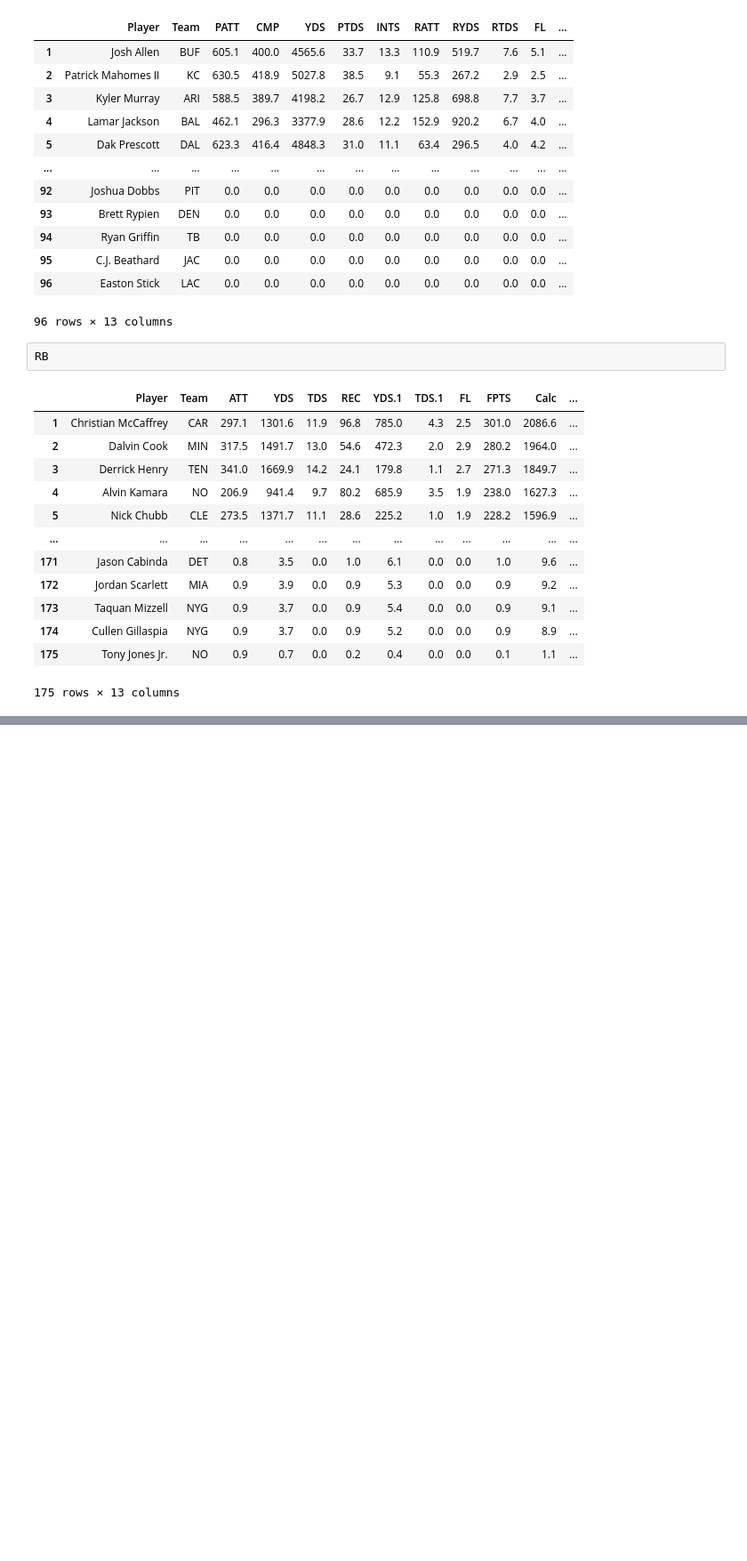
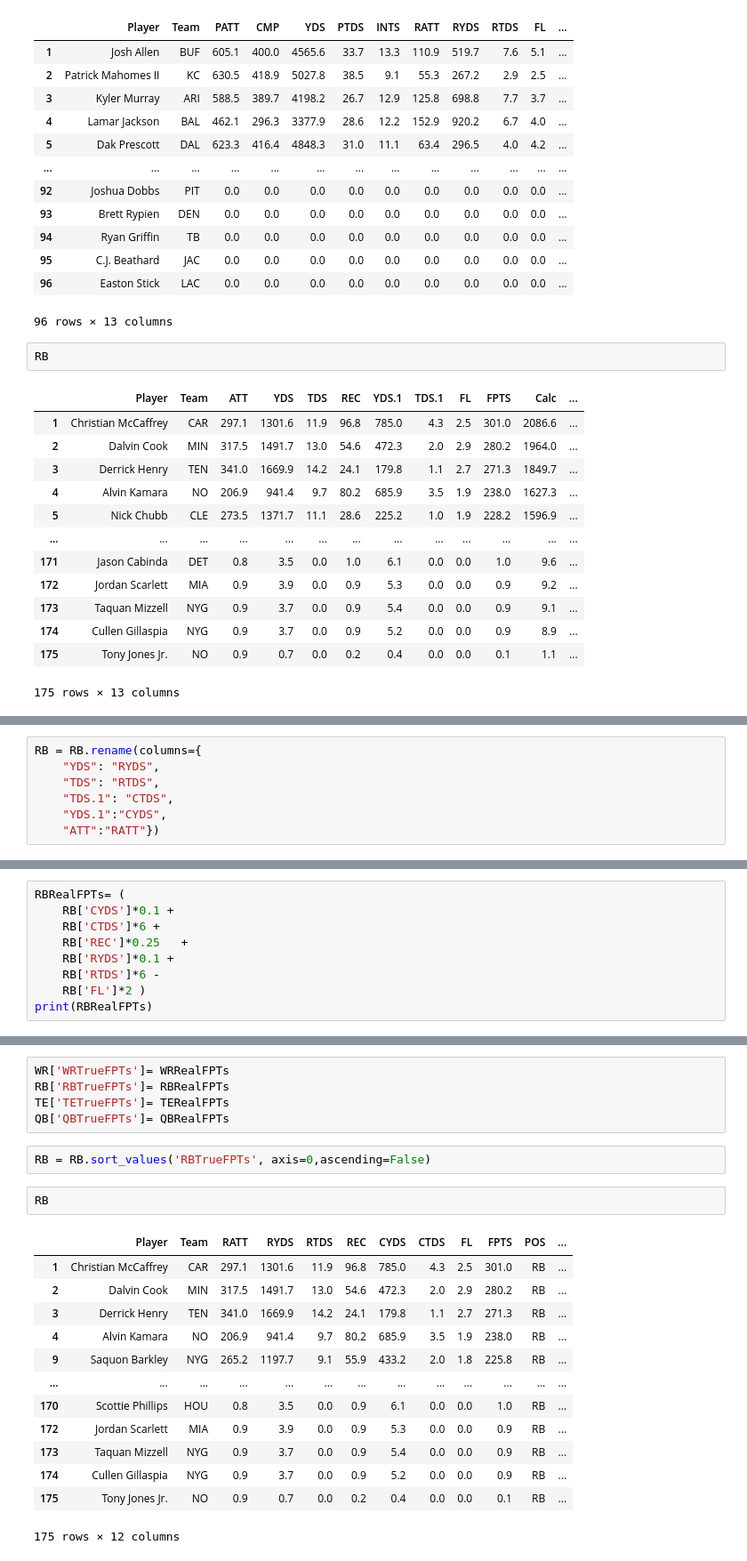
Before and after one commit to gordonpera/DraftBoard, a Jupyter notebook: Fantasy Test Notebook.ipynb, the cells around one changed output, grey strips where cells are left out. Shown at 89% size. Drawn from its saved outputs; the diff is of its cells as text; blank space fills up the shorter version.

```diff
--- a/Fantasy Test Notebook.ipynb
+++ b/Fantasy Test Notebook.ipynb
@@ -504,0 +766,7 @@ RB
+# %%
+RB = RB.rename(columns={
+    "YDS": "RYDS",
+    "TDS": "RTDS",
+    "TDS.1": "CTDS",
+    "YDS.1":"CYDS",
+    "ATT":"RATT"})
@@ -504,0 +816,9 @@ RB
+# %%
+RBRealFPTs= (
+    RB['CYDS']*0.1 +
+    RB['CTDS']*6 +
+    RB['REC']*0.25   +
+    RB['RYDS']*0.1 +
+    RB['RTDS']*6 -
+    RB['FL']*2 )
+print(RBRealFPTs)
@@ -504,0 +924,23 @@ RB
+# %%
+WR['WRTrueFPTs']= WRRealFPTs
+RB['RBTrueFPTs']= RBRealFPTs
+TE['TETrueFPTs']= TERealFPTs
+QB['QBTrueFPTs']= QBRealFPTs
+# %%
+RB = RB.sort_values('RBTrueFPTs', axis=0,ascending=False)
+# %%
+RB
+# %% [output]
+|  | Player | Team | RATT | RYDS | RTDS | REC | CYDS | CTDS | FL | FPTS | POS | ... |
+| 1 | Christian McCaffrey | CAR | 297.1 | 1301.6 | 11.9 | 96.8 | 785.0 | 4.3 | 2.5 | 301.0 | RB | ... |
+| 2 | Dalvin Cook | MIN | 317.5 | 1491.7 | 13.0 | 54.6 | 472.3 | 2.0 | 2.9 | 280.2 | RB | ... |
+| 3 | Derrick Henry | TEN | 341.0 | 1669.9 | 14.2 | 24.1 | 179.8 | 1.1 | 2.7 | 271.3 | RB | ... |
+| 4 | Alvin Kamara | NO | 206.9 | 941.4 | 9.7 | 80.2 | 685.9 | 3.5 | 1.9 | 238.0 | RB | ... |
+| 9 | Saquon Barkley | NYG | 265.2 | 1197.7 | 9.1 | 55.9 | 433.2 | 2.0 | 1.8 | 225.8 | RB | ... |
+| ... | ... | ... | ... | ... | ... | ... | ... | ... | ... | ... | ... | ... |
+| 170 | Scottie Phillips | HOU | 0.8 | 3.5 | 0.0 | 0.9 | 6.1 | 0.0 | 0.0 | 1.0 | RB | ... |
+| 172 | Jordan Scarlett | MIA | 0.9 | 3.9 | 0.0 | 0.9 | 5.3 | 0.0 | 0.0 | 0.9 | RB | ... |
+| 173 | Taquan Mizzell | NYG | 0.9 | 3.7 | 0.0 | 0.9 | 5.4 | 0.0 | 0.0 | 0.9 | RB | ... |
+| 174 | Cullen Gillaspia | NYG | 0.9 | 3.7 | 0.0 | 0.9 | 5.2 | 0.0 | 0.0 | 0.9 | RB | ... |
+| 175 | Tony Jones Jr. | NO | 0.9 | 0.7 | 0.0 | 0.2 | 0.4 | 0.0 | 0.0 | 0.1 | RB | ... |
+175 rows × 12 columns
```
Also changed, not shown: parts of 60 cells of this notebook, 1 other file.
